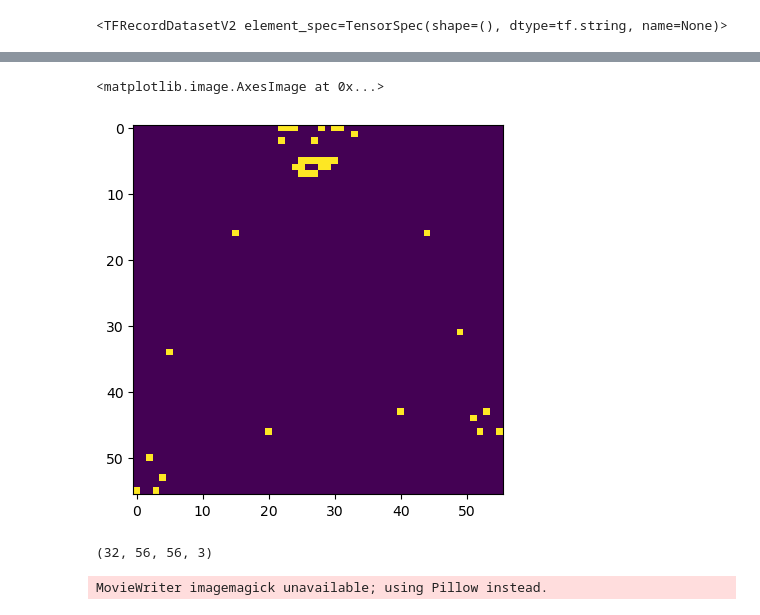
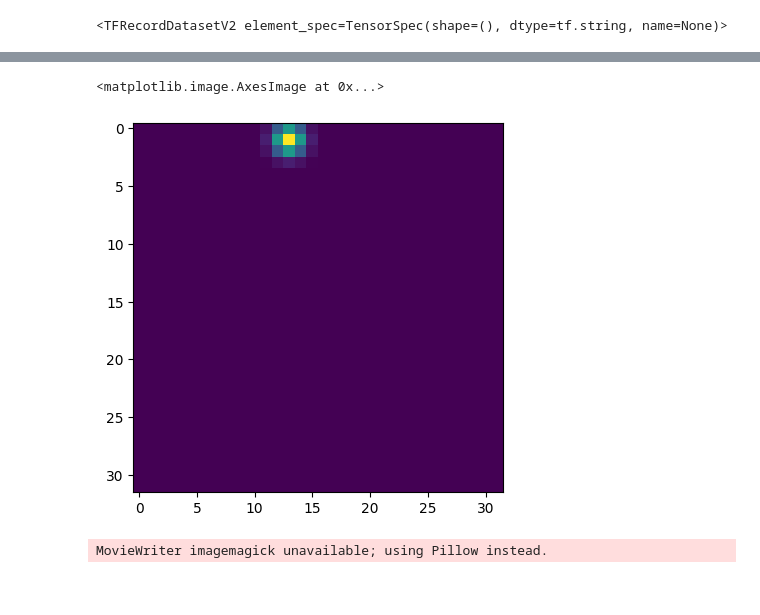
Before and after one commit to ayulockin/kaggle-asl, a Jupyter notebook: notebooks/15_Pose Heatmap TFRecord Dataset.ipynb, the cells around one changed output, grey strips where cells are left out. Saved outputs shown, nothing was run; the diff lists cells and outputs as text; code cells hidden in the pictures; blank space fills up the shorter version.

```diff
--- a/notebooks/15_Pose Heatmap TFRecord Dataset.ipynb
+++ b/notebooks/15_Pose Heatmap TFRecord Dataset.ipynb
@@ -178,7 +198,7 @@ def serialize_sequence(sequence):
 def parse_sequence(serialized_sequence):
     return tf.io.parse_tensor(
         serialized_sequence,
-        out_type=tf.uint8,
+        out_type=tf.float16,
     )
 
 
@@ -343,12 +390,8 @@ example["n_frames"]
 # %%
-plt.imshow(tf.reshape(parse_sequence(example["frames"]), shape=(example["n_frames"], 56, 56, 3)).numpy()[7])
+plt.imshow(tf.reshape(parse_sequence(example["frames"]), shape=(28, 61, 32, 32)).numpy()[0][0])
 # %% [output]
 <matplotlib.image.AxesImage at 0x...>
-[figure, old version]
+[figure, new version]
-# %%
-tf.reshape(parse_sequence(example["frames"]), shape=(example["n_frames"], 56, 56, 3)).numpy().shape
-# %% [output]
-(32, 56, 56, 3)
 # %%
 fig, ax = plt.subplots(figsize=(5, 8))
 
```
Also changed, not shown: parts of 14 cells of this notebook, 2 other files.
